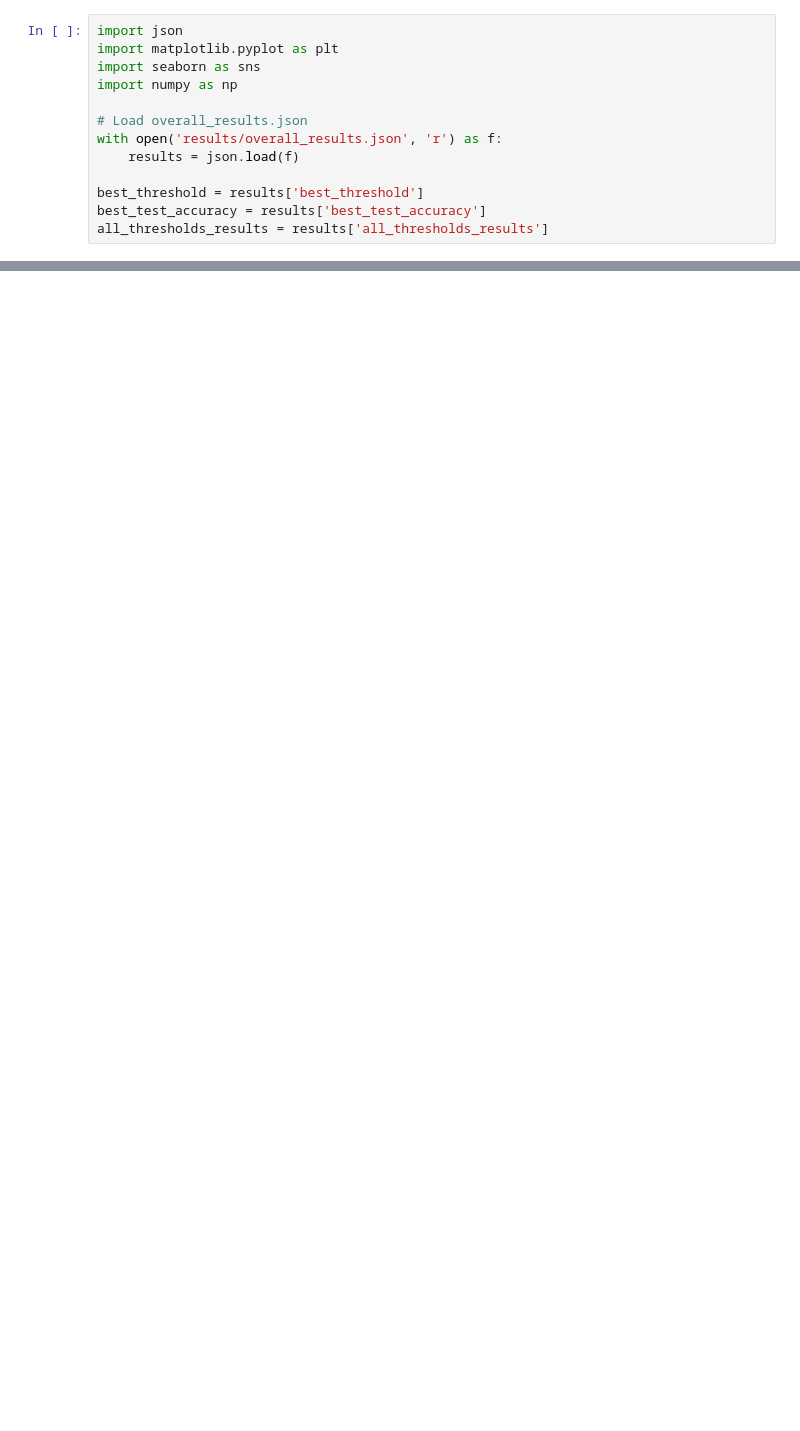
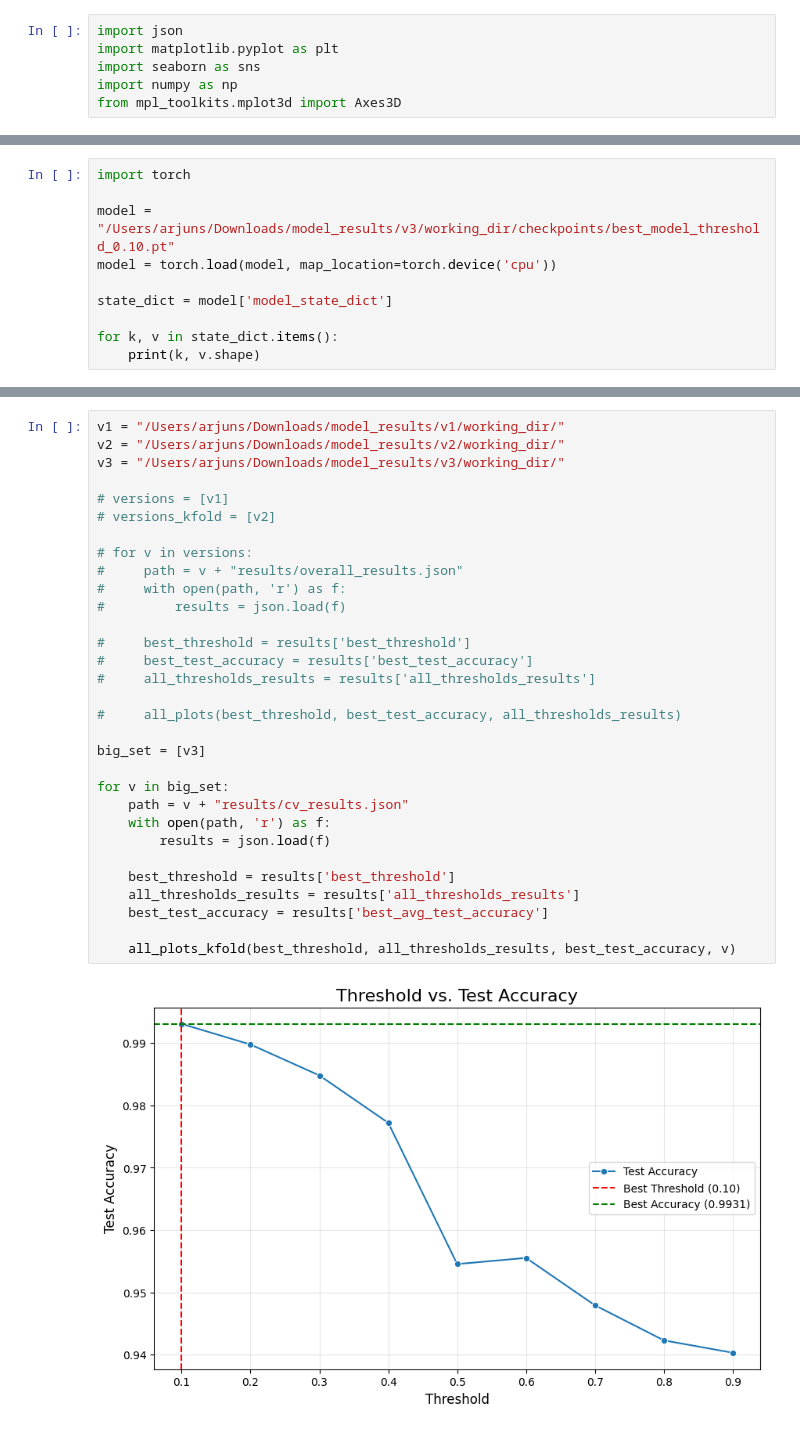
Before and after one commit to kernelism/community-classification-reddit, a Jupyter notebook: gnn/results.ipynb, the cells around one changed output, grey strips where cells are left out. Cells and saved outputs as stored; diff of their text form; blank space fills up the shorter version.

```diff
--- a/gnn/results.ipynb
+++ b/gnn/results.ipynb
@@ -3,12 +3,5 @@ import json
 import matplotlib.pyplot as plt
 import seaborn as sns
 import numpy as np
-
-# Load overall_results.json
-with open('results/overall_results.json', 'r') as f:
-    results = json.load(f)
-
-best_threshold = results['best_threshold']
-best_test_accuracy = results['best_test_accuracy']
-all_thresholds_results = results['all_thresholds_results']
+from mpl_toolkits.mplot3d import Axes3D
 # %%
@@ -125,0 +164,10 @@ plt.show()
+# %%
+import torch
+
+model = "/Users/arjuns/Downloads/model_results/v3/working_dir/checkpoints/best_model_threshold_0.10.pt"
+model = torch.load(model, map_location=torch.device('cpu'))
+
+state_dict = model['model_state_dict']
+
+for k, v in state_dict.items():
+    print(k, v.shape)
@@ -125,0 +185,33 @@ plt.show()
+# %%
+v1 = "/Users/arjuns/Downloads/model_results/v1/working_dir/"
+v2 = "/Users/arjuns/Downloads/model_results/v2/working_dir/"
+v3 = "/Users/arjuns/Downloads/model_results/v3/working_dir/"
+
+# versions = [v1]
+# versions_kfold = [v2]
+
+# for v in versions:
+#     path = v + "results/overall_results.json"
+#     with open(path, 'r') as f:
+#         results = json.load(f)
+
+#     best_threshold = results['best_threshold']
+#     best_test_accuracy = results['best_test_accuracy']
+#     all_thresholds_results = results['all_thresholds_results']
+
+#     all_plots(best_threshold, best_test_accuracy, all_thresholds_results)
+
+big_set = [v3]
+
+for v in big_set:
+    path = v + "results/cv_results.json"
+    with open(path, 'r') as f:
+        results = json.load(f)
+
+    best_threshold = results['best_threshold']
+    all_thresholds_results = results['all_thresholds_results']
+    best_test_accuracy = results['best_avg_test_accuracy']
+
+    all_plots_kfold(best_threshold, all_thresholds_results, best_test_accuracy, v)
+# %% [output]
+[figure, added]
```
Also changed, not shown: parts of 9 cells of this notebook, 59 other files.
